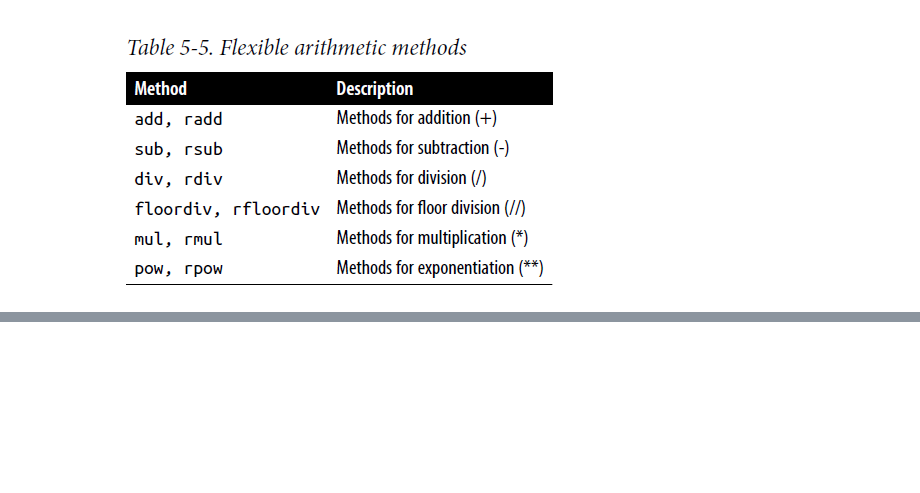
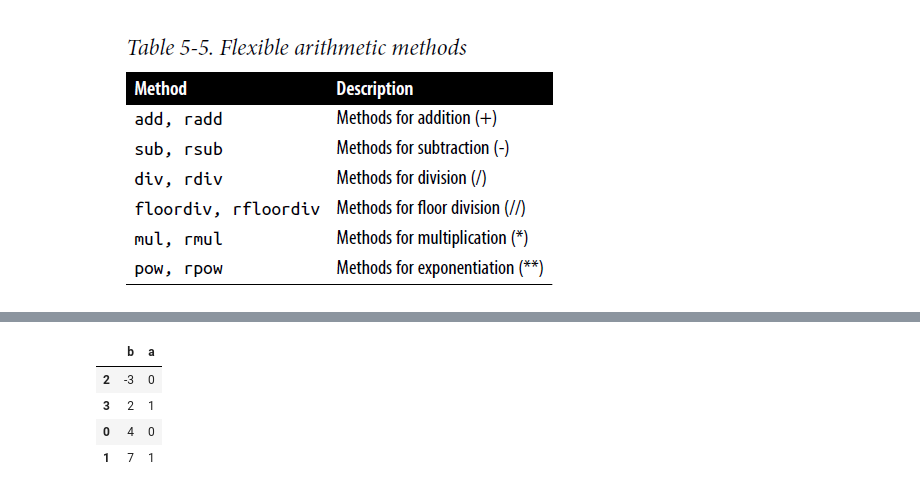
Before and after one commit to singfungcheung/python_for_data_analysis_wm_practice, a Jupyter notebook: src/Chapter5_Pandas.ipynb, the cells around one changed output, grey strips where cells are left out. Saved outputs shown, nothing was run; the diff lists cells and outputs as text; code cells hidden in the pictures; blank space fills up the shorter version.

```diff
--- a/src/Chapter5_Pandas.ipynb
+++ b/src/Chapter5_Pandas.ipynb
@@ -205,0 +247,9 @@ dtype: float64
+# %%
+frame = pd.DataFrame({"b": [4, 7, -3, 2], "a": [0, 1, 0, 1]})
+frame.sort_values("b")
+# %% [output]
+|  | b | a |
+| 2 | -3 | 0 |
+| 3 | 2 | 1 |
+| 0 | 4 | 0 |
+| 1 | 7 | 1 |
```
Also changed, not shown: parts of 6 cells of this notebook.
